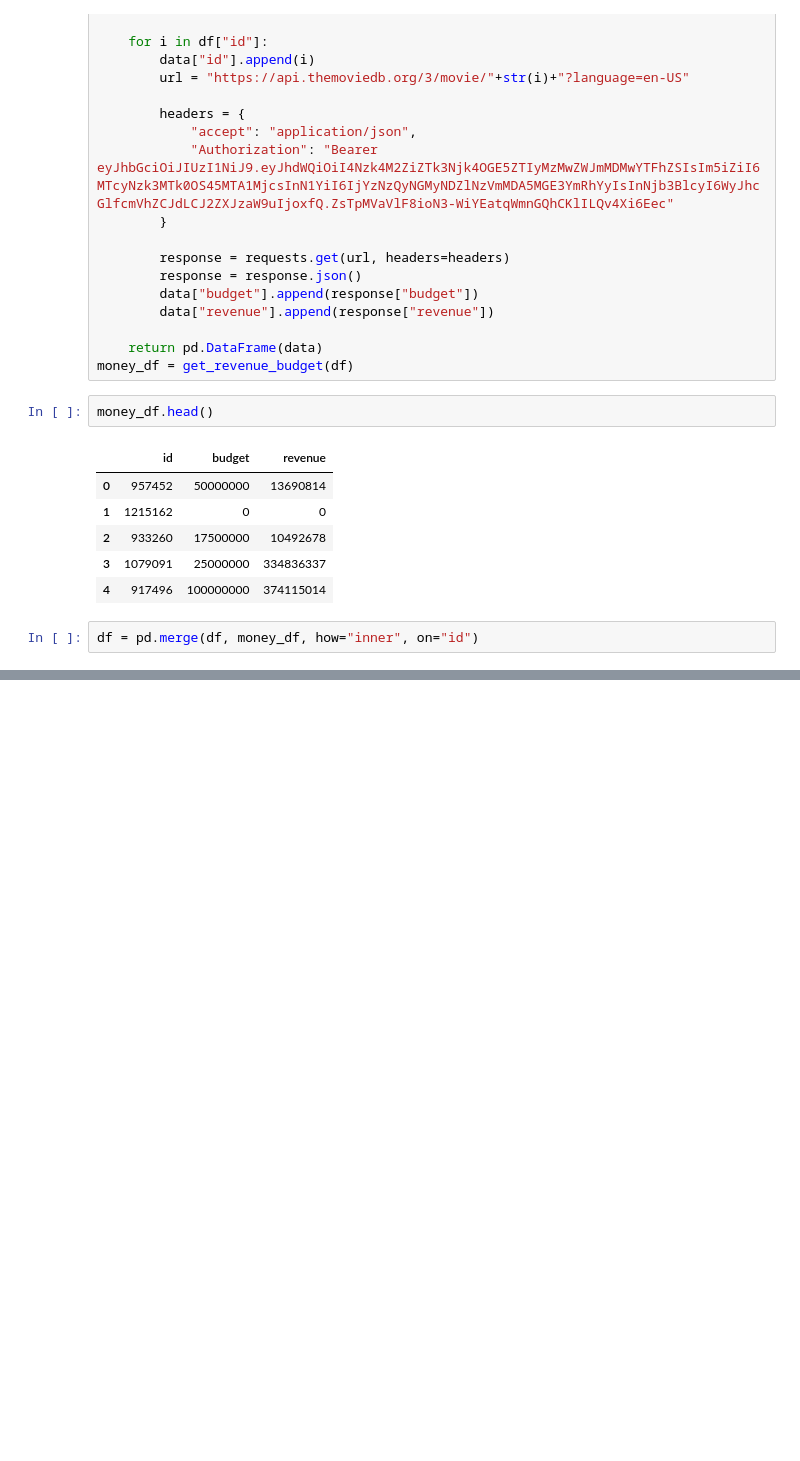
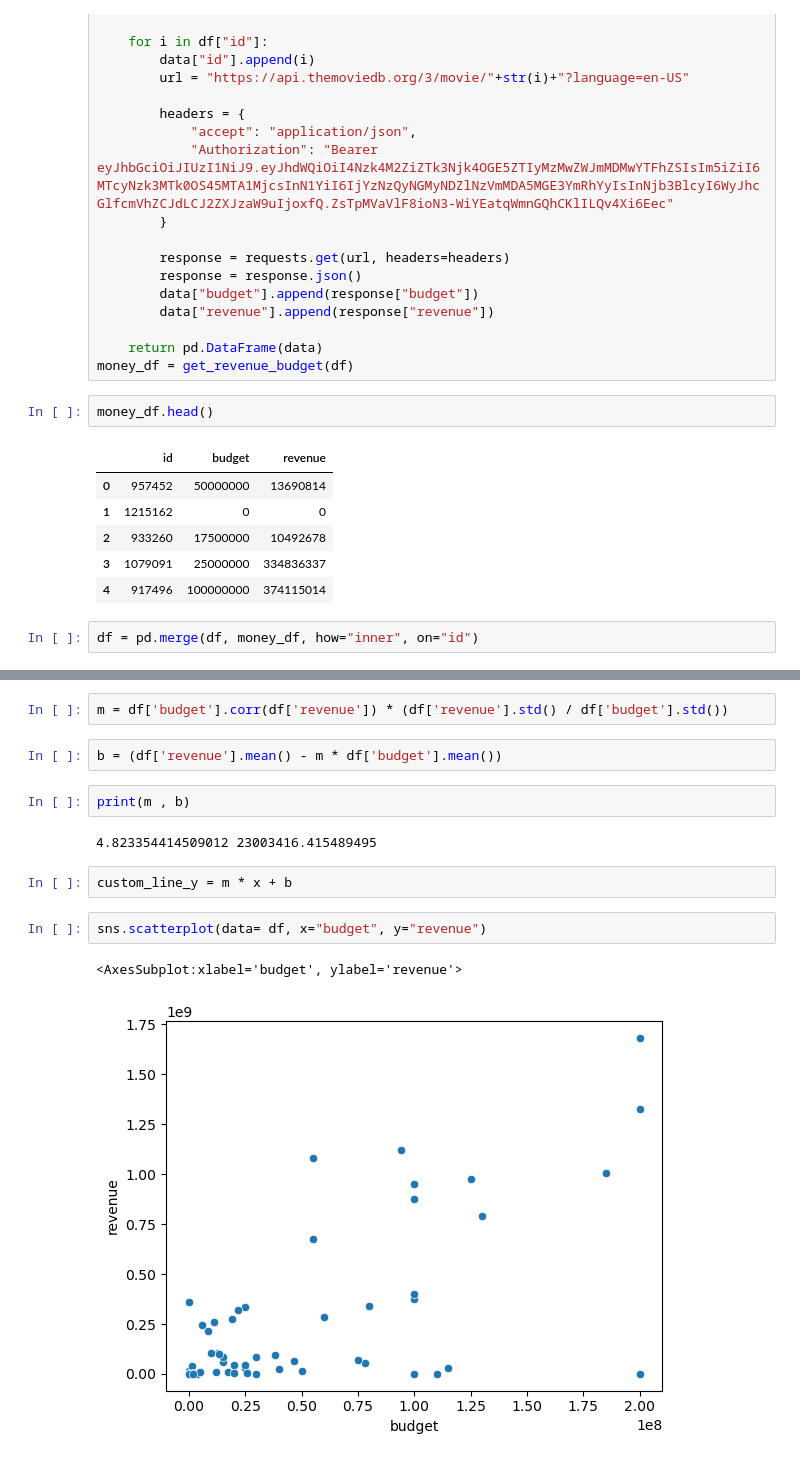
Before and after one commit to Rain0rShine/Artificial-Intelligence, a Jupyter notebook: Semester 1/Movies/Movies.ipynb, the cells around one changed output, grey strips where cells are left out. Drawn from its saved outputs; the diff is of its cells as text; blank space fills up the shorter version.

```diff
--- a/Semester 1/Movies/Movies.ipynb
+++ b/Semester 1/Movies/Movies.ipynb
@@ -152,3 +153,18 @@ df.head()
 | 2 | False | /7h6TqPB3ESmjuVbxCxAeB1c9OB1.jpg | [878, 27] | 933260 | en | The Substance | A fading celebrity decides to use... | 1131.940 | ... |
 | 3 | False | /zAqBIeO71BFL7bAtP5TFzVjVamy.jpg | [10749, 18] | 1079091 | en | It Ends with Us | When a woman's first love suddenl... | 1014.814 | ... |
 | 4 | False | /A1dZ6faTjg0e6HYftBmEKujuXGQ.jpg | [35, 14, 27] | 917496 | en | Beetlejuice Beetlejuice | After a family tragedy, three gen... | 861.066 | ... |
+# %%
+m = df['budget'].corr(df['revenue']) * (df['revenue'].std() / df['budget'].std())
+# %%
+b = (df['revenue'].mean() - m * df['budget'].mean())
+# %%
+print(m , b)
+# %% [output]
+4.823354414509012 23003416.415489495
+# %%
+custom_line_y = m * x + b
+# %%
+sns.scatterplot(data= df, x="budget", y="revenue")
+# %% [output]
+<AxesSubplot:xlabel='budget', ylabel='revenue'>
+[figure, added]
```
Also changed, not shown: parts of 12 cells of this notebook, 2 other files.
